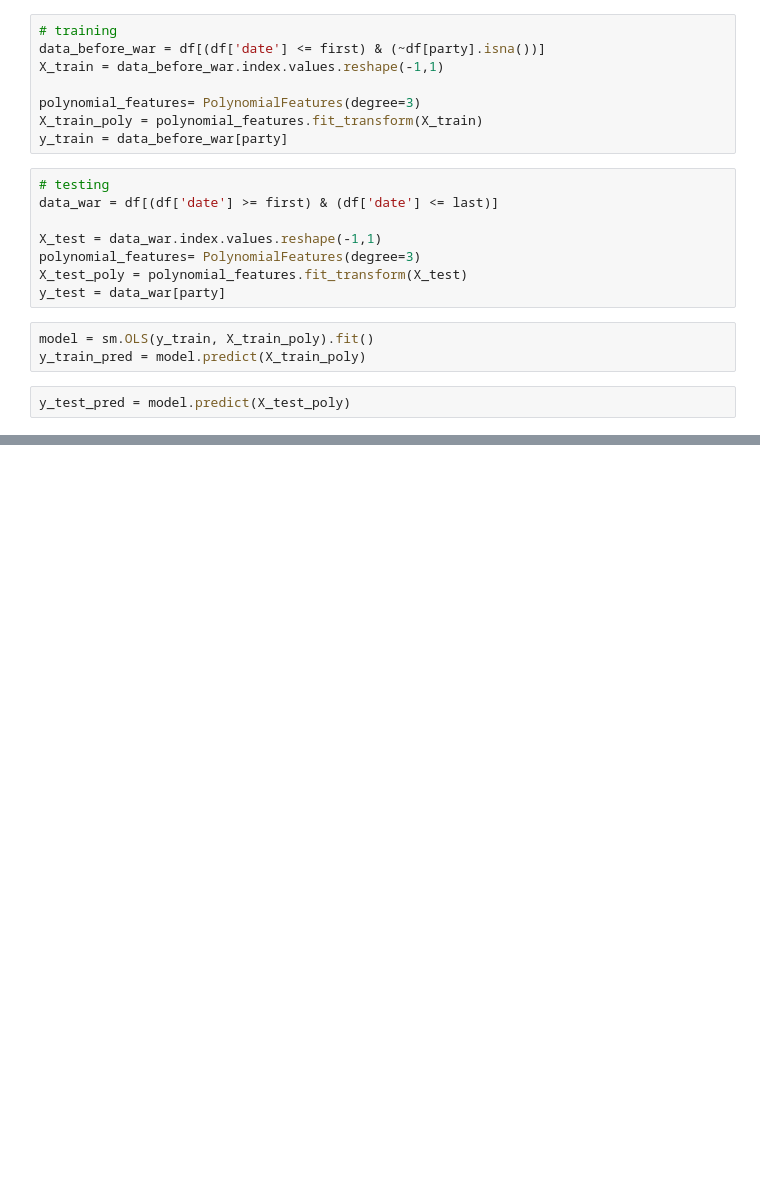
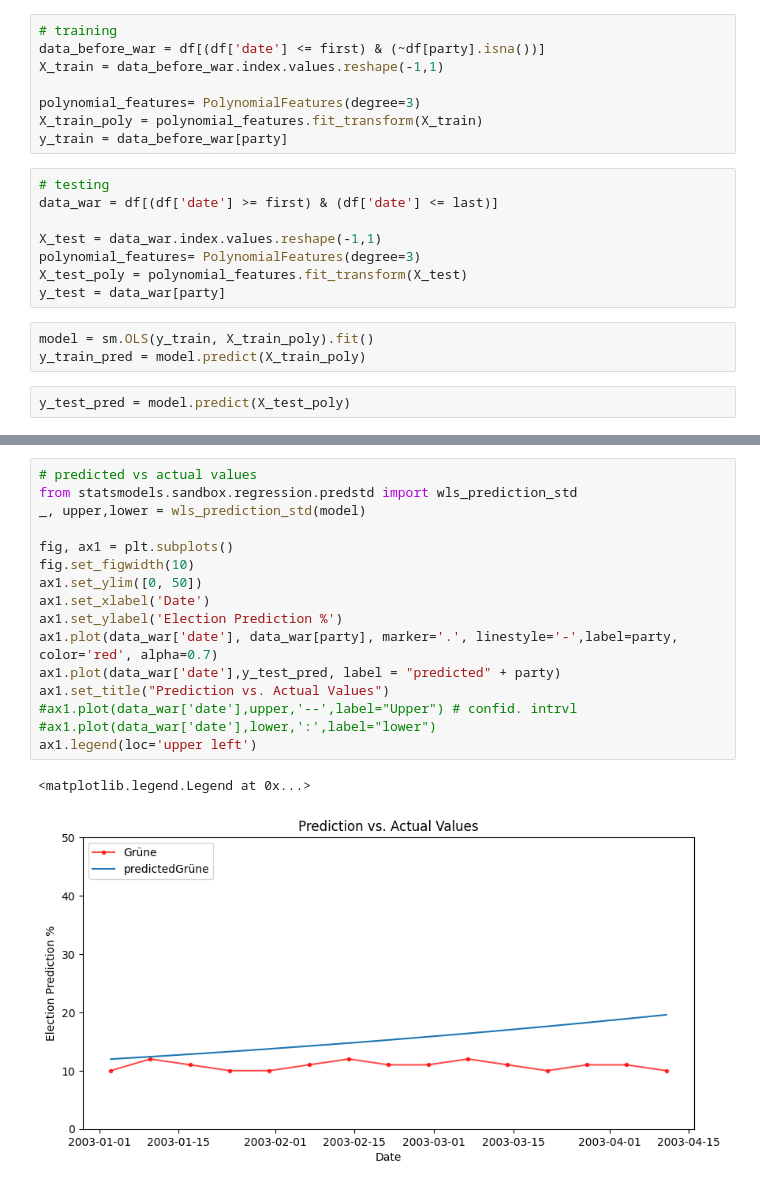
Before and after one commit to schokoblume/Data-Literacy, a Jupyter notebook: Analysis/Regression_with_Confidence_Interval.ipynb, the cells around one changed output, grey strips where cells are left out. Saved outputs shown, nothing was run; the diff lists cells and outputs as text; blank space fills up the shorter version.

```diff
--- a/Analysis/Regression_with_Confidence_Interval.ipynb
+++ b/Analysis/Regression_with_Confidence_Interval.ipynb
@@ -145,0 +164,19 @@ The Mean Absolute Error of our Model is 1.53
+# %%
+# predicted vs actual values
+from statsmodels.sandbox.regression.predstd import wls_prediction_std
+_, upper,lower = wls_prediction_std(model)
+
+fig, ax1 = plt.subplots()
+fig.set_figwidth(10)
+ax1.set_ylim([0, 50])
+ax1.set_xlabel('Date')
+ax1.set_ylabel('Election Prediction %')
+ax1.plot(data_war['date'], data_war[party], marker='.', linestyle='-',label=party, color='red', alpha=0.7)
+ax1.plot(data_war['date'],y_test_pred, label = "predicted" + party)
+ax1.set_title("Prediction vs. Actual Values")
+#ax1.plot(data_war['date'],upper,'--',label="Upper") # confid. intrvl
+#ax1.plot(data_war['date'],lower,':',label="lower")
+ax1.legend(loc='upper left')
+# %% [output]
+<matplotlib.legend.Legend at 0x...>
+[figure, added]
```
Also changed, not shown: parts of 8 cells of this notebook.
